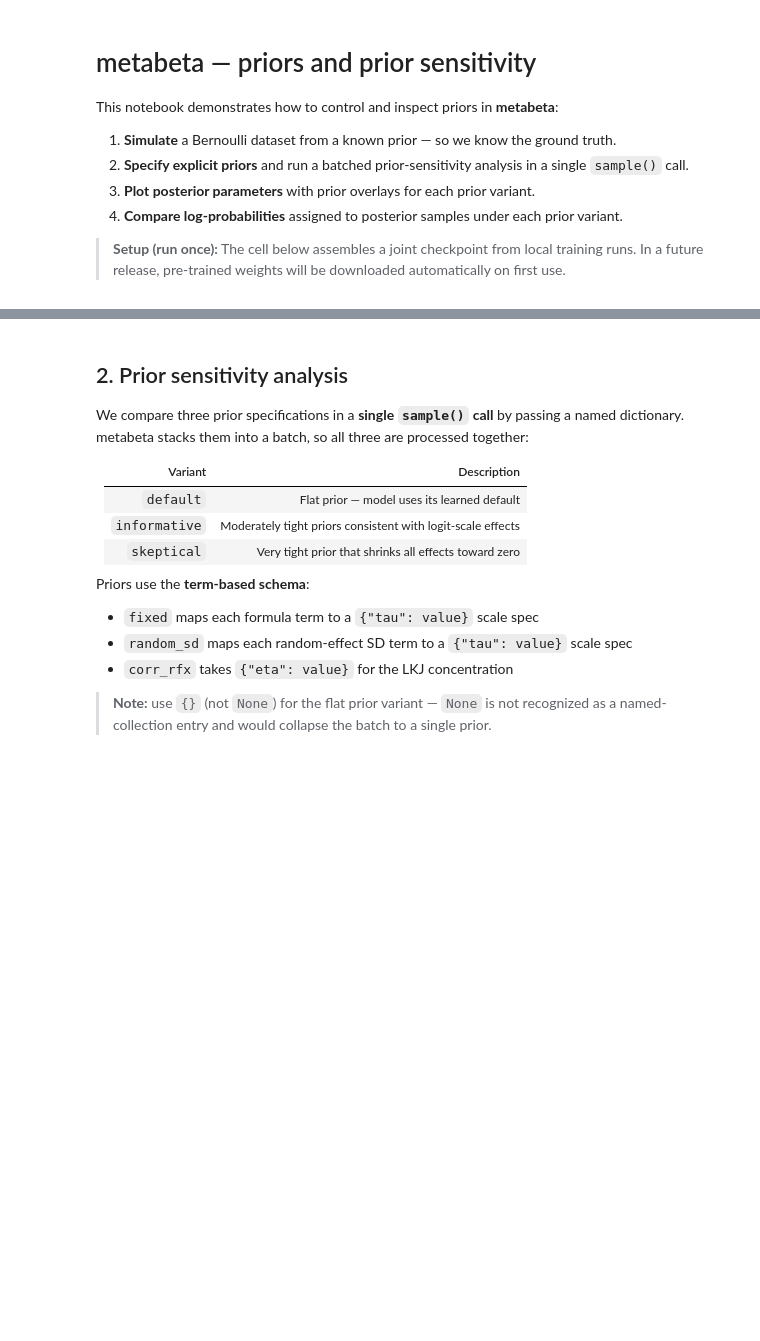
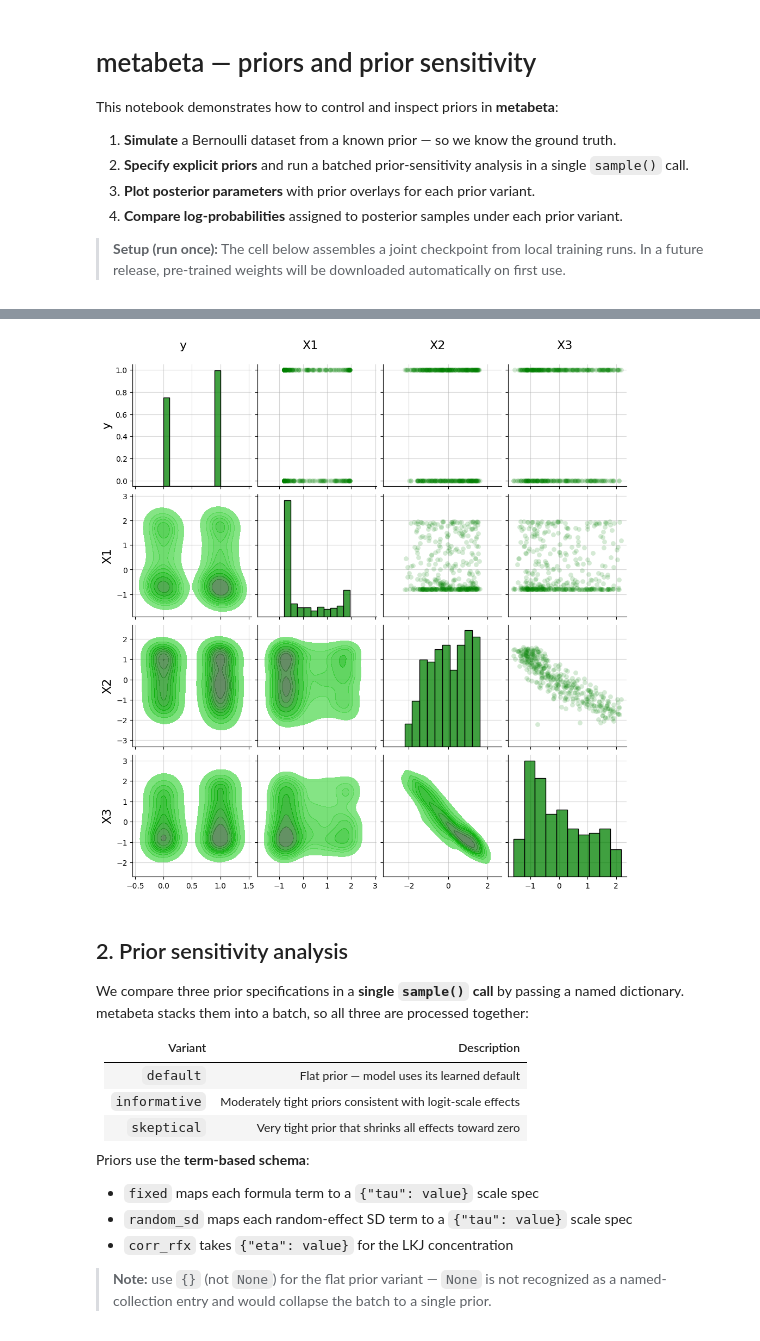
Before and after one commit to adkipnis/metabeta, a Jupyter notebook: demos/priors.ipynb, the cells around one changed output, grey strips where cells are left out. Saved outputs shown, nothing was run; the diff lists cells and outputs as text; code cells hidden in the pictures; blank space fills up the shorter version.

```diff
--- a/demos/priors.ipynb
+++ b/demos/priors.ipynb
@@ -62,24 +64,23 @@ from metabeta.simulation import Prior, Scammer
 from metabeta.simulation.prior import hypersample
 from metabeta.simulation.simulator import Simulator
 
-SEED = 7
-D = 4      # fixed effects: intercept + X1 + X2 + X3
-Q = 2      # random effects: intercept + X1 slope
-M = 30     # number of groups
-FORMULA = 'y ~ X1 + X2 + X3 + (1 + X1 | group)'
-LIKELIHOOD_FAMILY = 1  # Bernoulli
+seed = 0
+rng = np.random.default_rng(seed)
 
-rng = np.random.default_rng(SEED)
+d = 4      # fixed effects: intercept + X1 + X2 + X3
+q = 2      # random effects: intercept + X1 slope
+m = 30     # number of groups
+formula = 'y ~ X1 + X2 + X3 + (1 + X1 | group)'
 
 # ensure correlated random effects for a richer example
-hparams = hypersample(rng, D, Q, likelihood_family=LIKELIHOOD_FAMILY)
+hparams = hypersample(rng, d, q, likelihood_family=1)
 while float(hparams['eta_rfx']) == 0.0:
     rng = np.random.default_rng(rng.integers(0, 2**31))
-    hparams = hypersample(rng, D, Q, likelihood_family=LIKELIHOOD_FAMILY)
+    hparams = hypersample(rng, d, q, likelihood_family=1)
 
 prior = Prior(rng, hparams)
 scammer = Scammer(rng)
-ns = rng.integers(8, 20, size=M)
+ns = rng.integers(8, 20, size=m)
 sim = Simulator(rng, prior, scammer, ns)
 ds = sim.sample()
 
@@ -88,11 +89,11 @@ df = pd.DataFrame(ds['X'][:, 1:], columns=['X1', 'X2', 'X3'])
 df['y'] = ds['y'].astype(int)
 df['group'] = ds['groups']
 
-print(f'Dataset: N={len(df)}, M={df["group"].nunique()} groups')
+print(f'Dataset: n={len(df)}, m={df["group"].nunique()} groups')
 print(f'Outcome prevalence: {df["y"].mean():.2%}')
-print(f'LKJ eta_rfx: {float(hparams["eta_rfx"]):.2f}')
+print(f'eta for LKJ: {float(hparams["eta_rfx"]):.2f}')
 print()
 print('True parameters:')
-print(f'  ffx  (intercept, X1, X2, X3):  {np.round(ds["ffx"], 3)}')
-print(f'  sigma_rfx:                       {np.round(ds["sigma_rfx"], 3)}')
-print(f'  corr(intercept, X1 slope):       {ds["corr_rfx"][1, 0]:.3f}')
+print(f'  fixed effects  (intercept, X1, X2, X3):  {np.round(ds["ffx"], 3)}')
+print(f'  sigmas:                                  {np.round(ds["sigma_rfx"], 3)}')
+print(f'  corr(intercept, X1):                     {ds["corr_rfx"][1, 0]:.3f}')
@@ -99,8 +109,10 @@ print(f'  corr(intercept, X1 slope):       {ds["corr_rfx"][1, 0]:.3f}')
 # %%
 from metabeta.plotting import plotDataset
 
-g = plotDataset(df[['X1', 'X2', 'X3']], title='Simulated predictors (SCM)')
+g = plotDataset(df[['y', 'X1', 'X2', 'X3']])
 plt.show()
+# %% [output]
+[figure, added]
 # %% [markdown]
 ## 2. Prior sensitivity analysis
 
```
Also changed, not shown: parts of 7 cells of this notebook.
